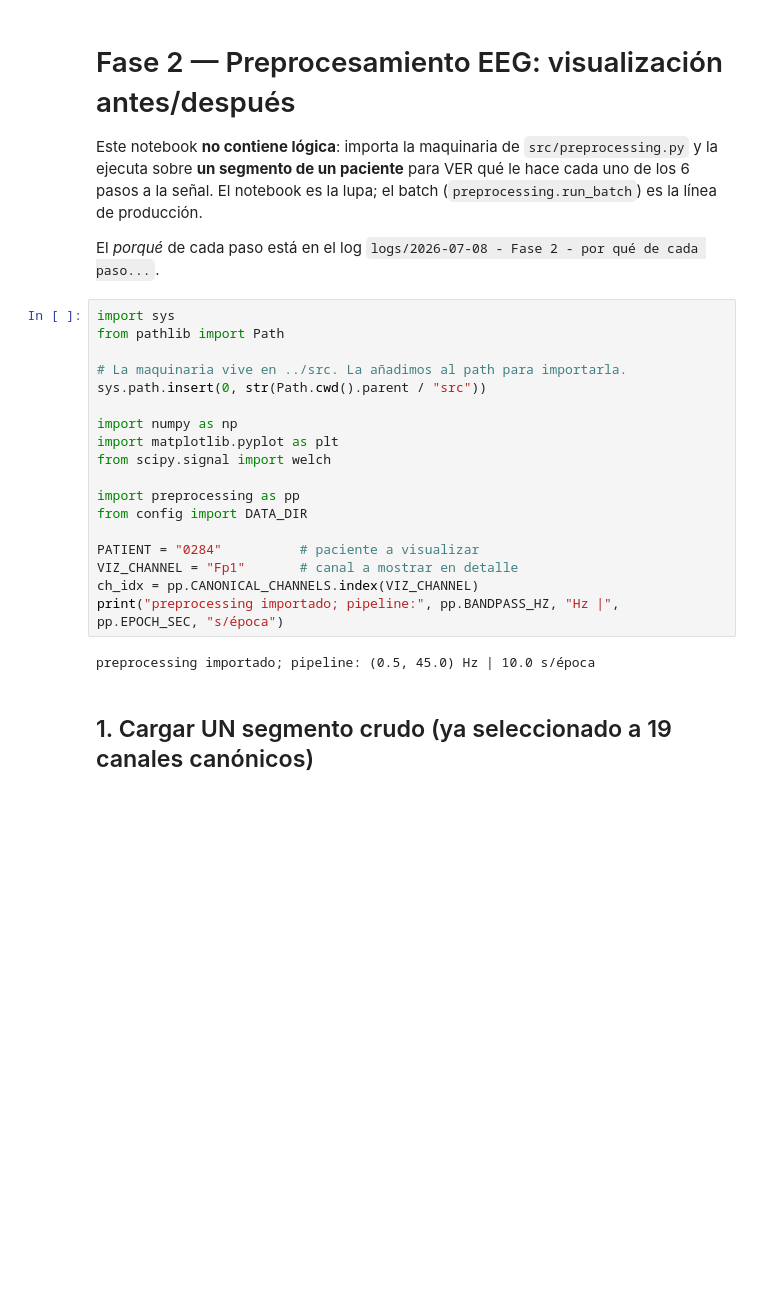
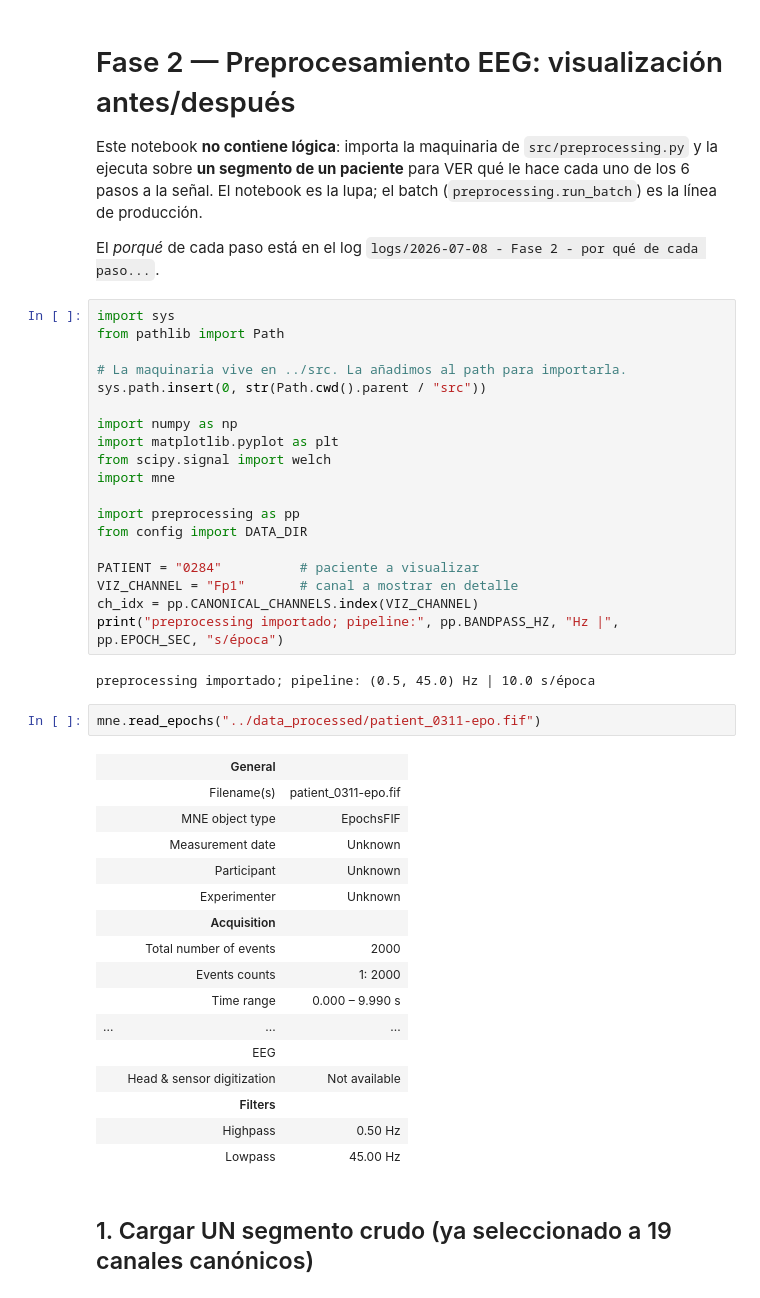
Before and after one commit to mfpachecog/EEG-ML-Project, a Jupyter notebook: notebooks/01_preprocessing.ipynb, the cells around one changed output. Saved outputs shown, nothing was run; the diff lists cells and outputs as text; blank space fills up the shorter version.

```diff
--- a/notebooks/01_preprocessing.ipynb
+++ b/notebooks/01_preprocessing.ipynb
@@ -16,6 +16,7 @@ sys.path.insert(0, str(Path.cwd().parent / "src"))
 import numpy as np
 import matplotlib.pyplot as plt
 from scipy.signal import welch
+import mne
 
 import preprocessing as pp
 from config import DATA_DIR
@@ -26,6 +27,25 @@ ch_idx = pp.CANONICAL_CHANNELS.index(VIZ_CHANNEL)
 print("preprocessing importado; pipeline:", pp.BANDPASS_HZ, "Hz |", pp.EPOCH_SEC, "s/época")
 # %% [output]
 preprocessing importado; pipeline: (0.5, 45.0) Hz | 10.0 s/época
+# %%
+mne.read_epochs("../data_processed/patient_0311-epo.fif")
+# %% [output]
+|  | General |  |
+|  | Filename(s) | patient_0311-epo.fif |
+|  | MNE object type | EpochsFIF |
+|  | Measurement date | Unknown |
+|  | Participant | Unknown |
+|  | Experimenter | Unknown |
+|  | Acquisition |  |
+|  | Total number of events | 2000 |
+|  | Events counts | 1: 2000 |
+|  | Time range | 0.000 – 9.990 s |
+| ... | ... | ... |
+|  | EEG |  |
+|  | Head & sensor digitization | Not available |
+|  | Filters |  |
+|  | Highpass | 0.50 Hz |
+|  | Lowpass | 45.00 Hz |
 # %% [markdown]
 ## 1. Cargar UN segmento crudo (ya seleccionado a 19 canales canónicos)
 # %%
```
Also changed, not shown: parts of 7 cells of this notebook, 1 other file.
